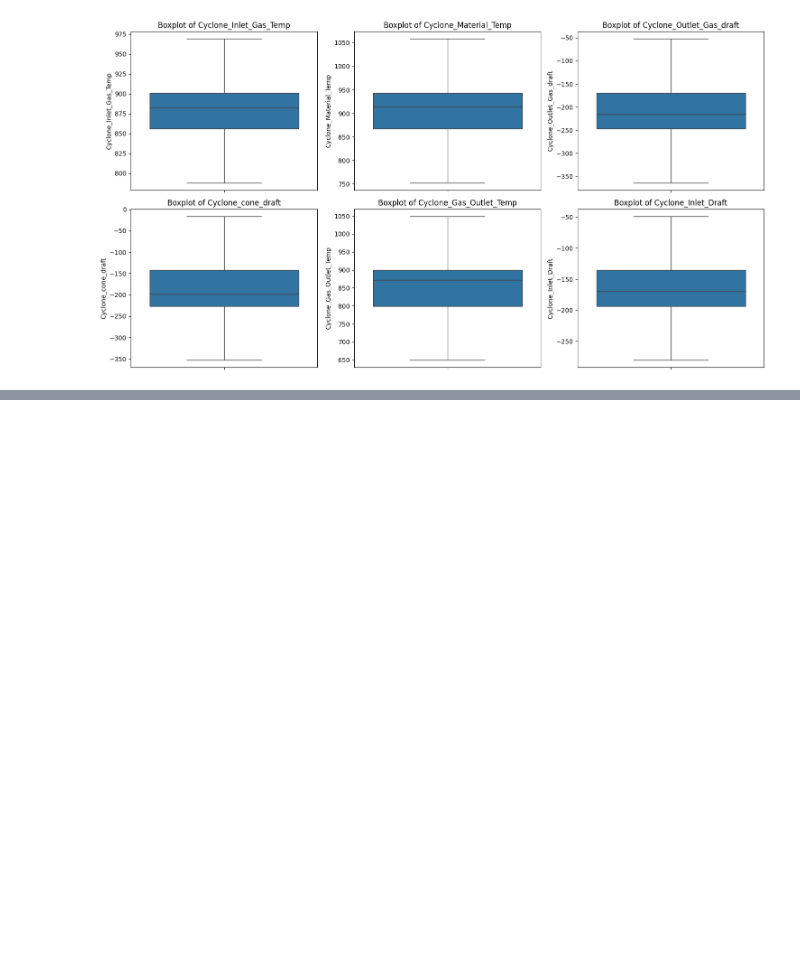
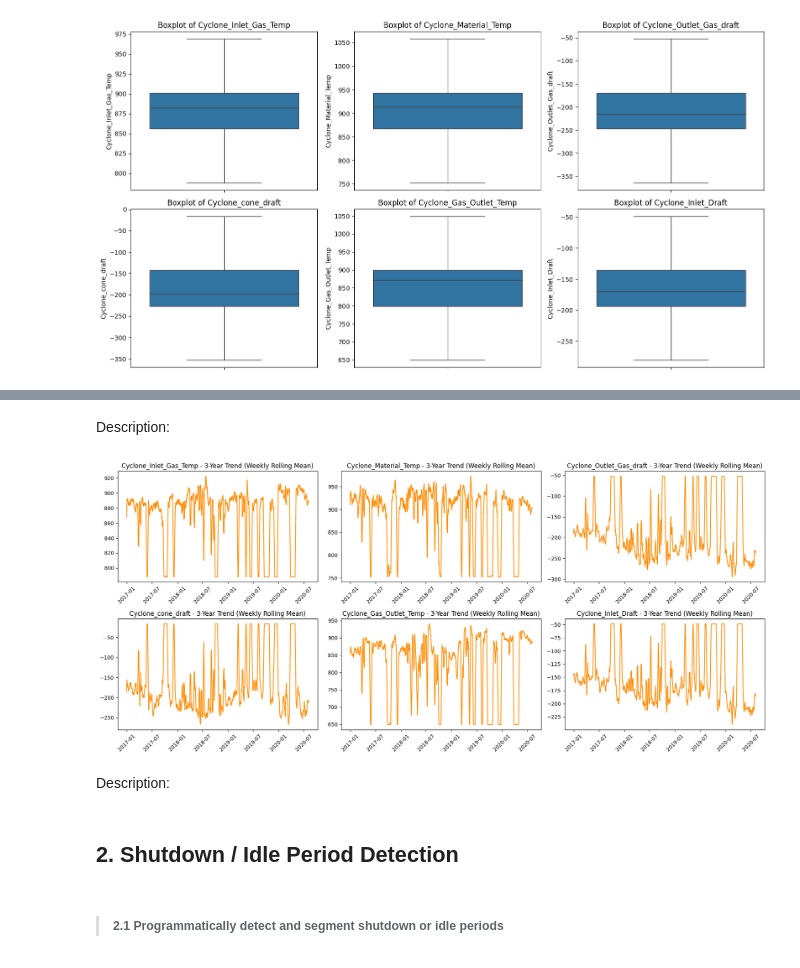
Before and after one commit to asifsahadh/exact-space-assignment, a Jupyter notebook: p1-playground.ipynb, the cells around one changed output, grey strips where cells are left out. Drawn from its saved outputs; the diff is of its cells as text; code cells hidden in the pictures; blank space fills up the shorter version.

```diff
--- a/p1-playground.ipynb
+++ b/p1-playground.ipynb
@@ -327,0 +337,23 @@ Outliers handled.
+# %% [markdown]
+Description:
+# %%
+# entire 3-year trend
+# weekly rolling mean to smooth daily noise
+rolling_window = 288 * 7
+
+fig, axes = plt.subplots(2, 3, figsize = (18, 8))
+axes = axes.flatten()
+for i, var in enumerate(variables):
+    axes[i].plot(df.index, df[var].rolling(window = rolling_window, min_periods = 1).mean(), color = 'darkorange')
+    axes[i].set_title(f"{var} - 3-Year Trend (Weekly Rolling Mean)")
+    axes[i].tick_params(axis='x', rotation = 45)
+plt.tight_layout()
+plt.show()
+# %% [output]
+[figure, added]
+# %% [markdown]
+Description:
+# %% [markdown]
+## 2. Shutdown / Idle Period Detection
+# %% [markdown]
+>##### __2.1 Programmatically detect and segment shutdown or idle periods__
```
Also changed, not shown: parts of 49 cells of this notebook, 3 other files.
